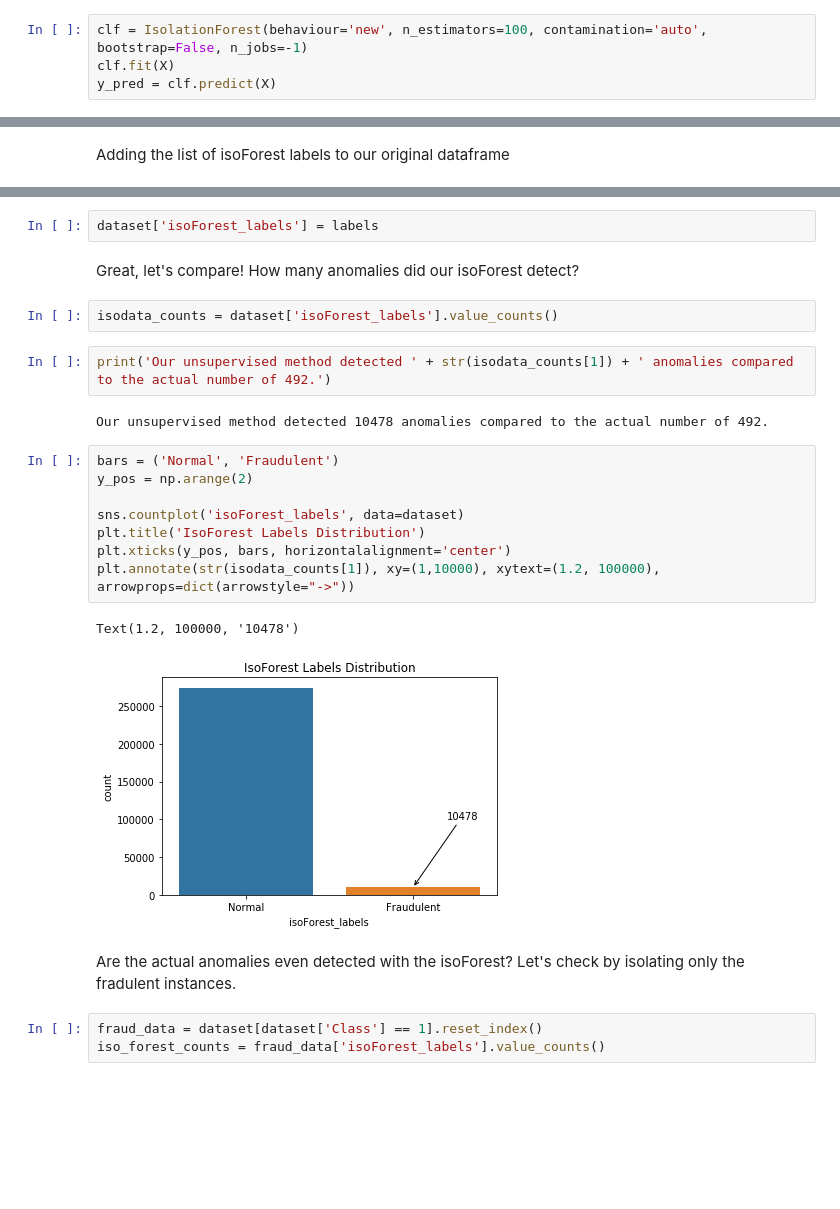
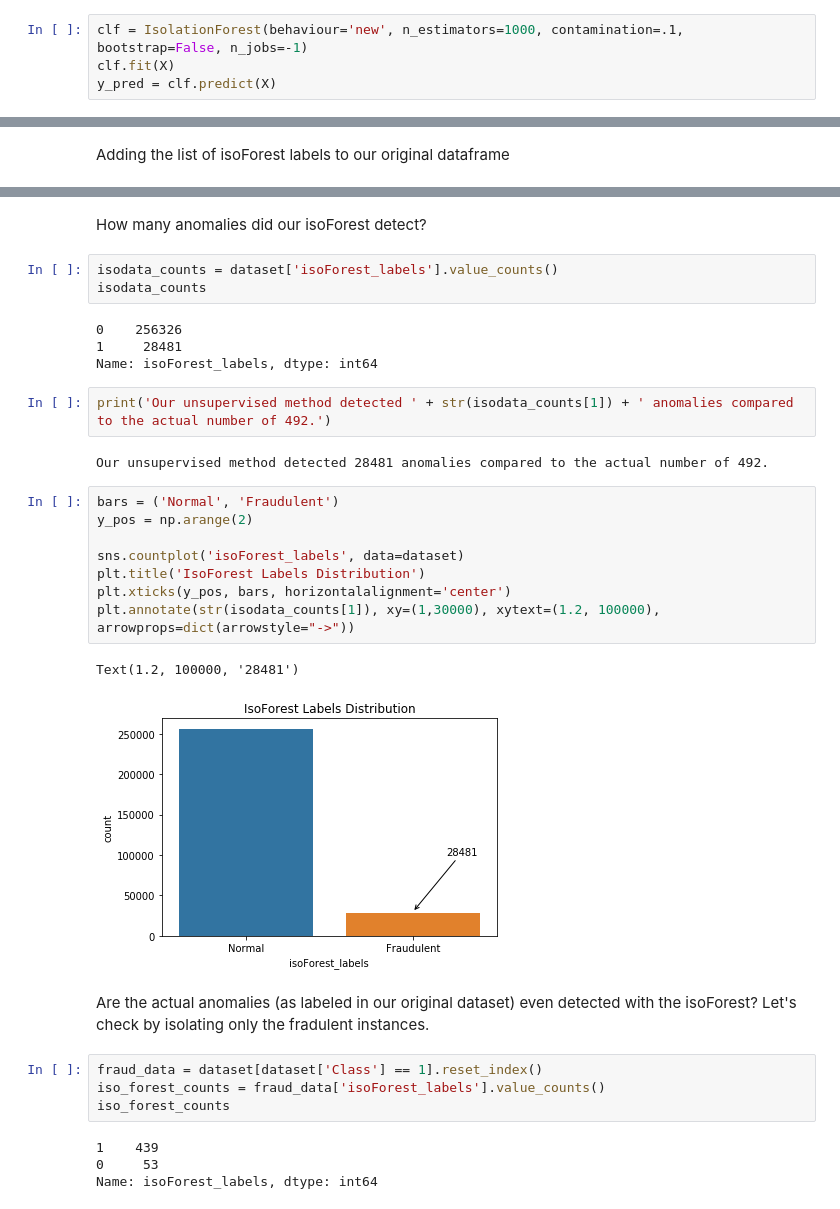
Before and after one commit to taronishmadeka/credit_card_ad, a Jupyter notebook: CC_anomaly_detection.ipynb, the cells around one changed output, grey strips where cells are left out. Saved outputs shown, nothing was run; the diff lists cells and outputs as text; blank space fills up the shorter version.

```diff
--- a/CC_anomaly_detection.ipynb
+++ b/CC_anomaly_detection.ipynb
@@ -91,5 +100,5 @@ X[0]
 # %%
-clf = IsolationForest(behaviour='new', n_estimators=100, contamination='auto', bootstrap=False, n_jobs=-1)
+clf = IsolationForest(behaviour='new', n_estimators=1000, contamination=.1, bootstrap=False, n_jobs=-1)
 clf.fit(X)
 y_pred = clf.predict(X)
 # %% [markdown]
@@ -117,26 +127,34 @@ dataset.head()
-# %%
-dataset['isoForest_labels'] = labels
 # %% [markdown]
-Great, let's compare! How many anomalies did our isoForest detect?
+How many anomalies did our isoForest detect?
 # %%
 isodata_counts = dataset['isoForest_labels'].value_counts()
+isodata_counts
+# %% [output]
+0    256326
+1     28481
+Name: isoForest_labels, dtype: int64
 # %%
 print('Our unsupervised method detected ' + str(isodata_counts[1]) + ' anomalies compared to the actual number of 492.')
 # %% [output]
-Our unsupervised method detected 10478 anomalies compared to the actual number of 492.
+Our unsupervised method detected 28481 anomalies compared to the actual number of 492.
 # %%
 bars = ('Normal', 'Fraudulent')
 y_pos = np.arange(2)
 
 sns.countplot('isoForest_labels', data=dataset)
 plt.title('IsoForest Labels Distribution')
 plt.xticks(y_pos, bars, horizontalalignment='center')
-plt.annotate(str(isodata_counts[1]), xy=(1,10000), xytext=(1.2, 100000), arrowprops=dict(arrowstyle="->"))
+plt.annotate(str(isodata_counts[1]), xy=(1,30000), xytext=(1.2, 100000), arrowprops=dict(arrowstyle="->"))
 # %% [output]
-Text(1.2, 100000, '10478')
+Text(1.2, 100000, '28481')
-[figure, old version]
+[figure, new version]
 # %% [markdown]
-Are the actual anomalies even detected with the isoForest? Let's check by isolating only the fradulent instances.
+Are the actual anomalies (as labeled in our original dataset) even detected with the isoForest? Let's check by isolating only the fradulent instances.
 # %%
 fraud_data = dataset[dataset['Class'] == 1].reset_index()
 iso_forest_counts = fraud_data['isoForest_labels'].value_counts()
+iso_forest_counts
+# %% [output]
+1    439
+0     53
+Name: isoForest_labels, dtype: int64
```
Also changed, not shown: parts of 22 cells of this notebook.
